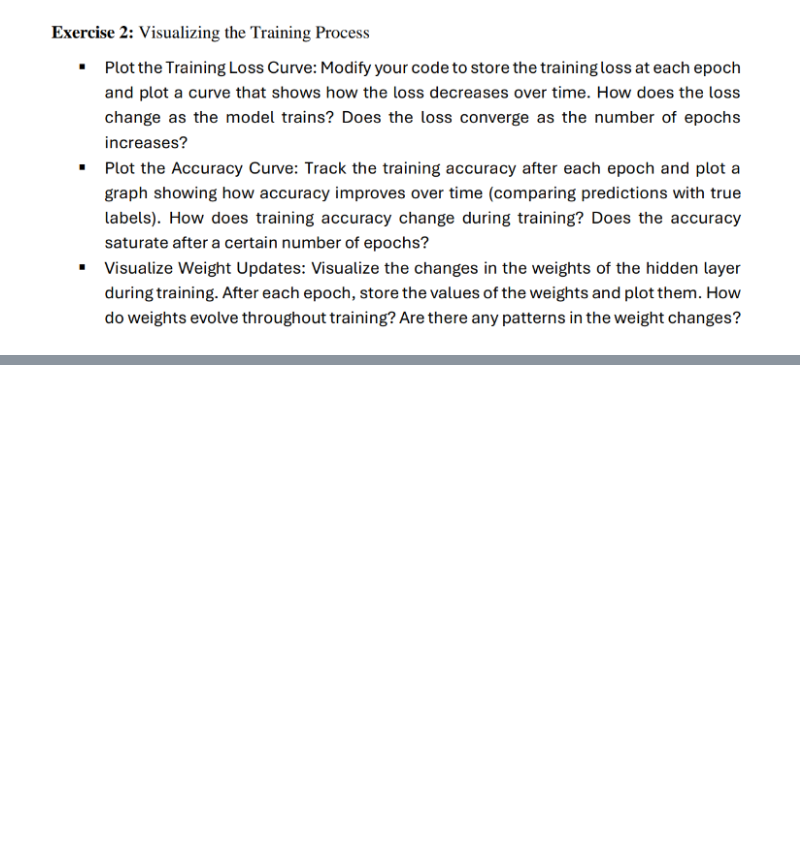
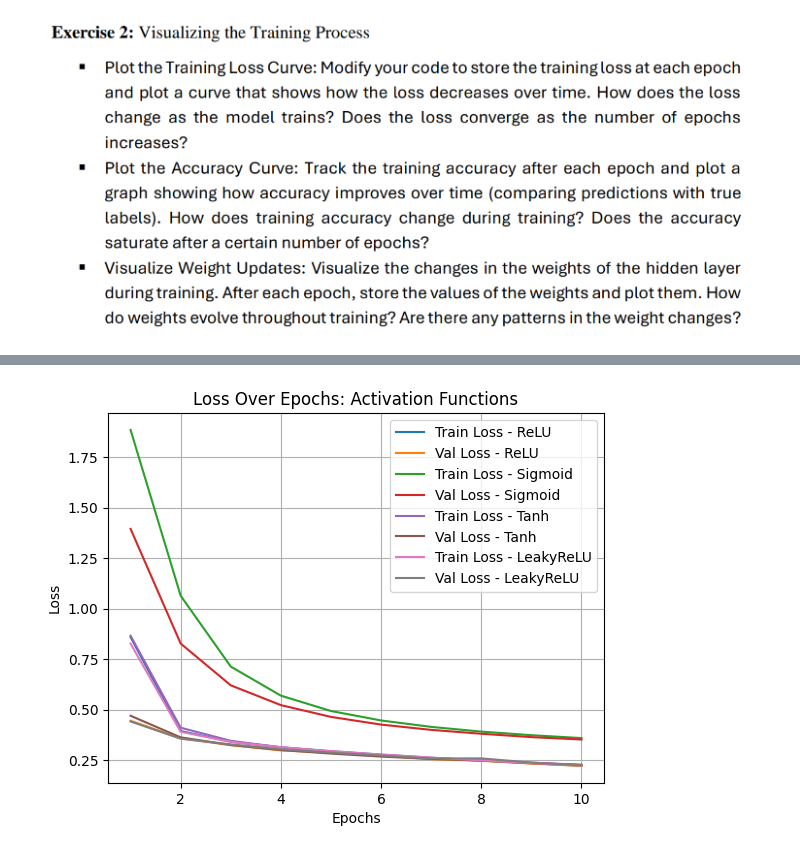
Before and after one commit to Giriiri-g/semester-5, a Jupyter notebook: 22AIE304 DL/labsheets/AIE304_Lab5.ipynb, the cells around one changed output, grey strips where cells are left out. Saved outputs shown, nothing was run; the diff lists cells and outputs as text; code cells hidden in the pictures; blank space fills up the shorter version.

```diff
--- a/22AIE304 DL/labsheets/AIE304_Lab5.ipynb
+++ b/22AIE304 DL/labsheets/AIE304_Lab5.ipynb
@@ -219,0 +213,25 @@ Epoch [5/5], Loss: 0.1022, Accuracy: 97.14%
+# %%
+for activation_fn in activations:
+    model = FeedForwardNN(
+        hidden_sizes=[128],
+        activation_fn=activation_fn
+    ).to(device)
+
+    criterion = nn.CrossEntropyLoss()
+    optimizer = optim.SGD(model.parameters(), lr=0.01)
+
+    train_loss, val_loss, train_acc, val_acc = train_model(
+        model, train_loader, val_loader, epochs, criterion, optimizer, device
+    )
+
+    plt.plot(range(1, epochs + 1), train_loss, label=f"Train Loss - {activation_fn.__name__}")
+    plt.plot(range(1, epochs + 1), val_loss, label=f"Val Loss - {activation_fn.__name__}")
+
+plt.title("Loss Over Epochs: Activation Functions")
+plt.xlabel("Epochs")
+plt.ylabel("Loss")
+plt.legend()
+plt.grid()
+plt.show()
+# %% [output]
+[figure, added]
```
Also changed, not shown: parts of 22 cells of this notebook, 1 other file.
